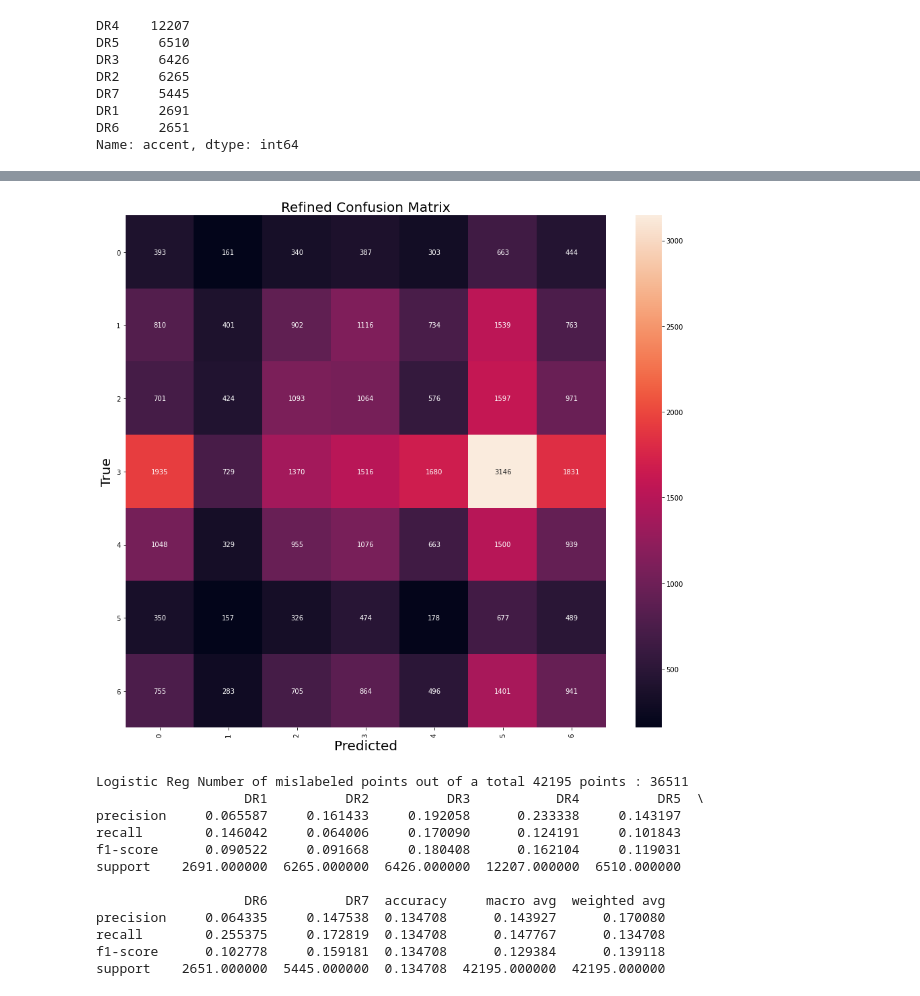
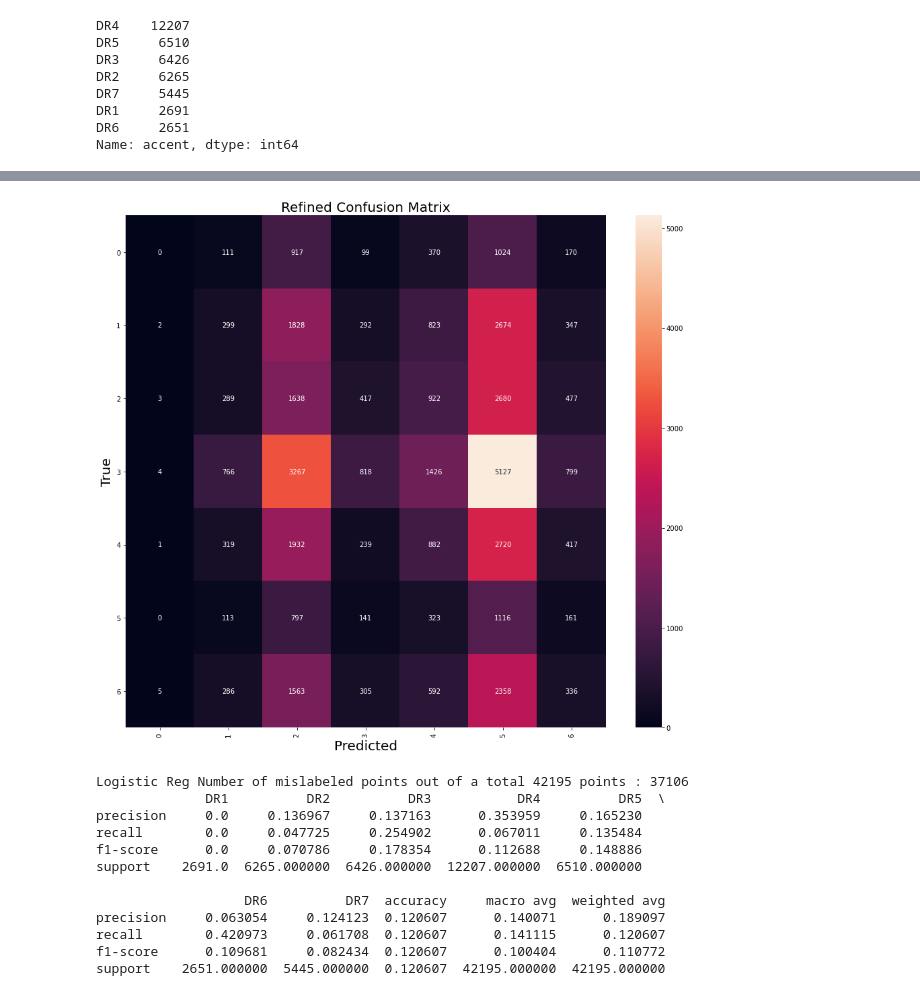
Before and after one commit to andrewpaster/isye_6740_final_project_accents, a Jupyter notebook: Models/andrew_formant_classifiers/Logistic Regression_formant_phonemes.ipynb, the cells around one changed output, grey strips where cells are left out. Cells and saved outputs as stored; diff of their text form; code cells hidden in the pictures.

```diff
--- a/Models/andrew_formant_classifiers/Logistic Regression_formant_phonemes.ipynb
+++ b/Models/andrew_formant_classifiers/Logistic Regression_formant_phonemes.ipynb
@@ -47,7 +58,7 @@ def plot_conf_matconf(conf_mat, save_fig=None):
 # %%
 def average_speakers(mfcc_df):
 
-    feature_cols = [x for x in mfcc_df.columns if 'mfcc_median' in x]
+    feature_cols = [x for x in mfcc_df.columns if x in ('f1', 'f2', 'f3', 'f4', 'f5', 'bw1', 'bw2', 'bw3', 'bw4', 'bw5')]
 
     target = mfcc_df[['speaker', 'accent']].drop_duplicates()
 
@@ -71,7 +82,7 @@ def load_data():
     train, feature_cols = average_speakers(train)
 
     british_df = pd.read_csv('../../../data/british_formants_phonemes.csv')
-    feature_cols = [x for x in british_df.columns if 'mfcc_median' in x]
+    feature_cols = [x for x in british_df.columns if x in ('f1', 'f2', 'f3', 'f4', 'f5', 'bw1', 'bw2', 'bw3', 'bw4', 'bw5')]
 
     return train, test, british_df[feature_cols], feature_cols
 
@@ -115,55 +135,62 @@ Name: accent, dtype: int64
+# %%
+feature_cols = [x for x in train.columns if x in ('f1', 'f2', 'f3', 'f4', 'f5', 'bw1', 'bw2', 'bw3', 'bw4', 'bw5')]
+
+train[feature_cols] = train[feature_cols].fillna(value=train[feature_cols].mean())
+test[feature_cols] = test[feature_cols].fillna(value=train[feature_cols].mean())
+british_df[feature_cols] = british_df[feature_cols].fillna(value=train[feature_cols].mean())
 # %%
 def logistic_reg(train, test, display_conf=True, word=None, features = None):
     if features:
         feature_cols = features
 
     else:
-        feature_cols = [x for x in train.columns if 'mfcc_median' in x]
+        feature_cols = [x for x in train.columns if x in ('f1', 'f2', 'f3', 'f4', 'f5', 'bw1', 'bw2', 'bw3', 'bw4', 'bw5')]
+
 
     if word:
         train = train.loc[train['word'] == word]
         test = test.loc[test['word'] == word]
 
 
     X_train = train[feature_cols]
     y_train = train['accent']
 
     X_test = test[feature_cols]
     y_test = test['accent']
 
-    logit = LogisticRegression(max_iter = 1250, class_weight='balanced', C=0.01)
+    logit = LogisticRegression(max_iter = 1250, class_weight='balanced')
     logit.fit(X_train, y_train)
 
     y_pred = logit.predict(X_test)
 
     conf_df = pd.DataFrame(classification_report(y_test, y_pred, output_dict=True))
 
     if display_conf:
         conf_mat = confusion_matrix(y_test, y_pred)
         plot_conf_matconf(conf_mat)
 
         print("Logistic Reg Number of mislabeled points out of a total %d points : %d" % (X_test.shape[0], (y_test != y_pred).sum()))
         print(conf_df)
 
 
     return logit, y_pred, conf_df
 
 
 logit_whole, logit_y_pred_whole, logit_conf_whole = logistic_reg(train, test)
 # %% [output]
-[figure, old version]
+[figure, new version]
-Logistic Reg Number of mislabeled points out of a total 42195 points : 36511
-                   DR1          DR2          DR3           DR4          DR5  \
-precision     0.065587     0.161433     0.192058      0.233338     0.143197
-recall        0.146042     0.064006     0.170090      0.124191     0.101843
-f1-score      0.090522     0.091668     0.180408      0.162104     0.119031
-support    2691.000000  6265.000000  6426.000000  12207.000000  6510.000000
+Logistic Reg Number of mislabeled points out of a total 42195 points : 37106
+              DR1          DR2          DR3           DR4          DR5  \
+precision     0.0     0.136967     0.137163      0.353959     0.165230
+recall        0.0     0.047725     0.254902      0.067011     0.135484
+f1-score      0.0     0.070786     0.178354      0.112688     0.148886
+support    2691.0  6265.000000  6426.000000  12207.000000  6510.000000
 
                    DR6          DR7  accuracy     macro avg  weighted avg
-precision     0.064335     0.147538  0.134708      0.143927      0.170080
-recall        0.255375     0.172819  0.134708      0.147767      0.134708
-f1-score      0.102778     0.159181  0.134708      0.129384      0.139118
-support    2651.000000  5445.000000  0.134708  42195.000000  42195.000000
+precision     0.063054     0.124123  0.120607      0.140071      0.189097
+recall        0.420973     0.061708  0.120607      0.141115      0.120607
+f1-score      0.109681     0.082434  0.120607      0.100404      0.110772
+support    2651.000000  5445.000000  0.120607  42195.000000  42195.000000
 # %%
 british_pred = logit_whole.predict(british_df)
 # %%
```
Also changed, not shown: parts of 11 cells of this notebook, 2 other files.
